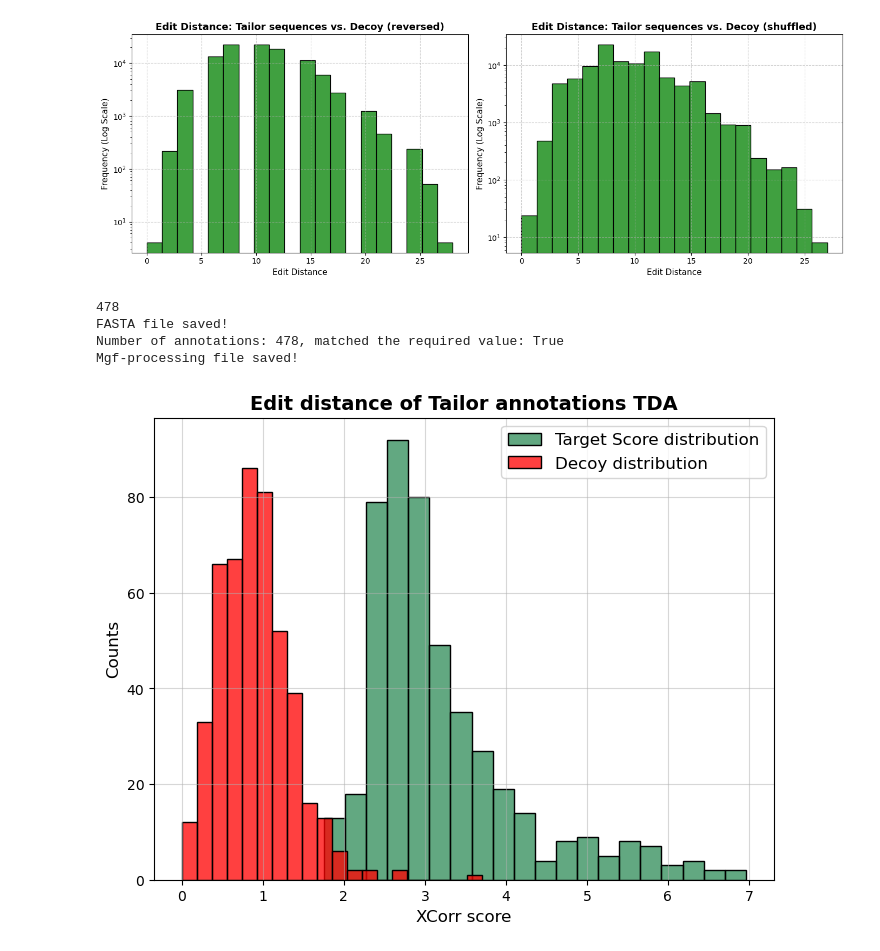
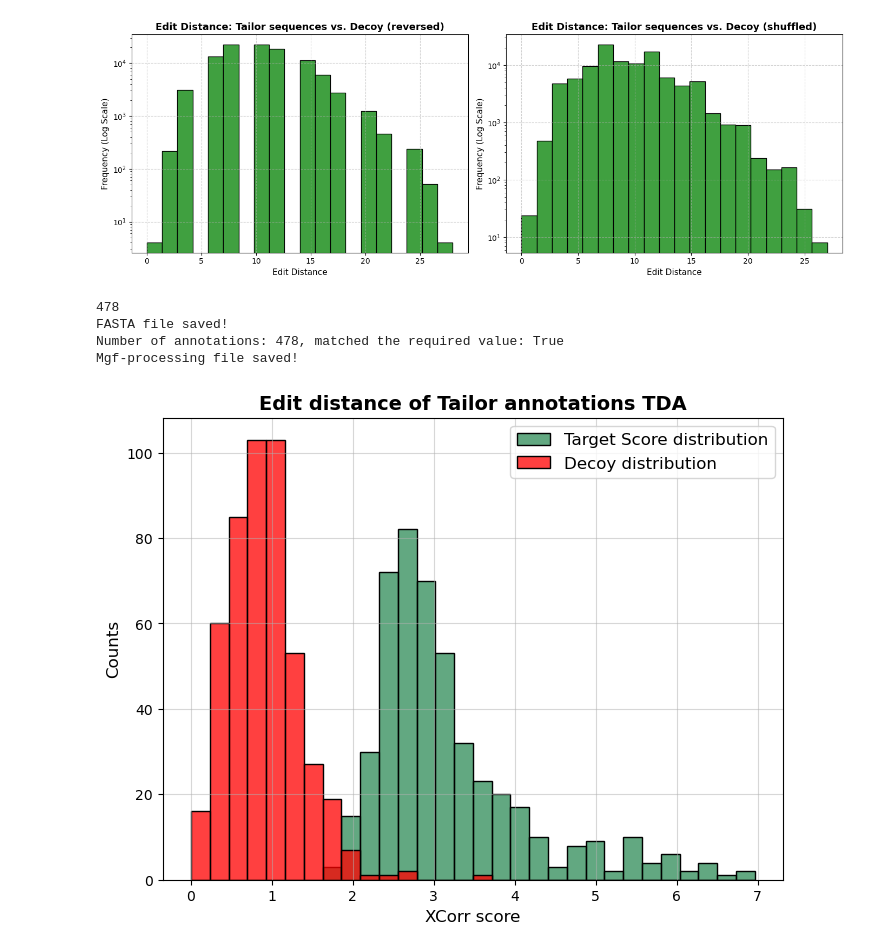
Before and after one commit to coranmiel/FDR-analysis-for-tandem-mass-spectrometry, a Jupyter notebook: Searching + results.ipynb, the cells around one changed output. Cells and saved outputs as stored; diff of their text form; code cells hidden in the pictures.

```diff
--- a/Searching + results.ipynb
+++ b/Searching + results.ipynb
@@ -49,8 +49,12 @@ def mgf_processing(file_name, df):
 def plot_distribution(target_df, decoy_df, nbins, title):
     plt.figure(figsize=(8, 6))
 
-    sns.histplot(target_df['xcorr score'], bins=nbins, color='seagreen', label='Target Score distribution', stat='count')
-    sns.histplot(decoy_df['xcorr score'], bins=nbins, color='red', label='Decoy distribution', stat='count')
+    min_score = min(target_df['xcorr score'].min(), decoy_df['xcorr score'].min())
+    max_score = max(target_df['xcorr score'].max(), decoy_df['xcorr score'].max())
+    bin_edges = np.linspace(min_score, max_score, nbins + 1)
+
+    sns.histplot(target_df['xcorr score'], bins=bin_edges, color='seagreen', label='Target Score distribution', stat='count')
+    sns.histplot(decoy_df['xcorr score'], bins=bin_edges, color='red', label='Decoy distribution', stat='count')
 
     plt.xlabel('XCorr score', fontsize=12)
     plt.ylabel('Counts', fontsize=12)
@@ -160,26 +164,26 @@ plt.show()
 # %%
 '''
 3rd search:
 tailor (considered correct) sequences,
 edit distance pepnet-tailor more or equal to 15
 '''
 incorrect_ppm_edit_dist = only_incorrect_df_ppm[abs(only_incorrect_df_ppm['edit distance pepnet-tailor']) >= 15]
 print(incorrect_ppm_edit_dist.shape[0])
-output_path_fasta3 = 'fasta/incorrect_ppm_edit_pepnet.fasta'
+output_path_fasta3 = 'fasta/incorrect_ppm_edit_tailor.fasta'
 output_path_tsv3 = 'incorrect_ppm_edit_mgf_processing'
 
 print(convert_to_fasta(output_path_fasta3, incorrect_ppm_edit_dist, 'updated sequence'))
 print(check_fasta_file(output_path_fasta3, incorrect_ppm_edit_dist))
 print(mgf_processing(output_path_tsv3, incorrect_ppm_edit_dist))
 
 title3 = 'Edit distance of Tailor annotations TDA'
 target_df3 = pd.read_csv('search-results/tailor.tide-search-edit.target.txt', sep='\t')
 decoy_df3 = pd.read_csv('search-results/tailor.tide-search-edit.decoy.txt', sep='\t')
 
-plot_distribution(target_df3, decoy_df3, 20, title3)
+plot_distribution(target_df3, decoy_df3, 30, title3)
 # %% [output]
 478
 FASTA file saved!
 Number of annotations: 478, matched the required value: True
 Mgf-processing file saved!
-[figure, old version]
+[figure, new version]
```
Also changed, not shown: parts of 5 cells of this notebook.
